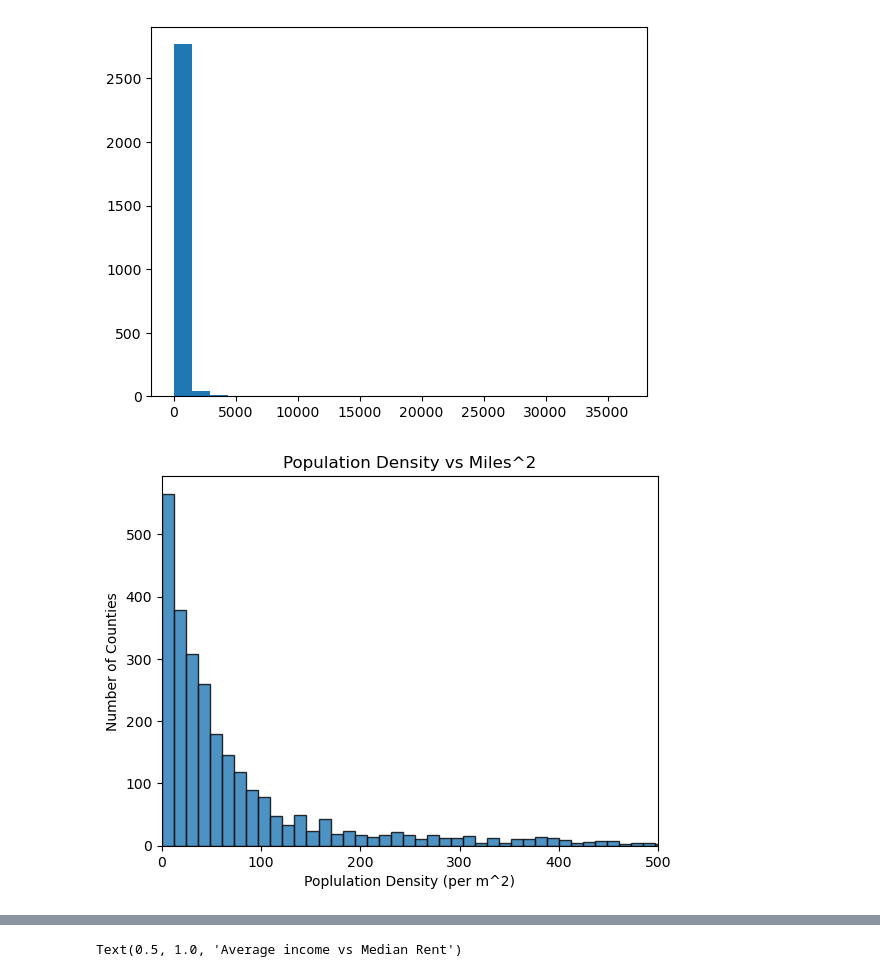
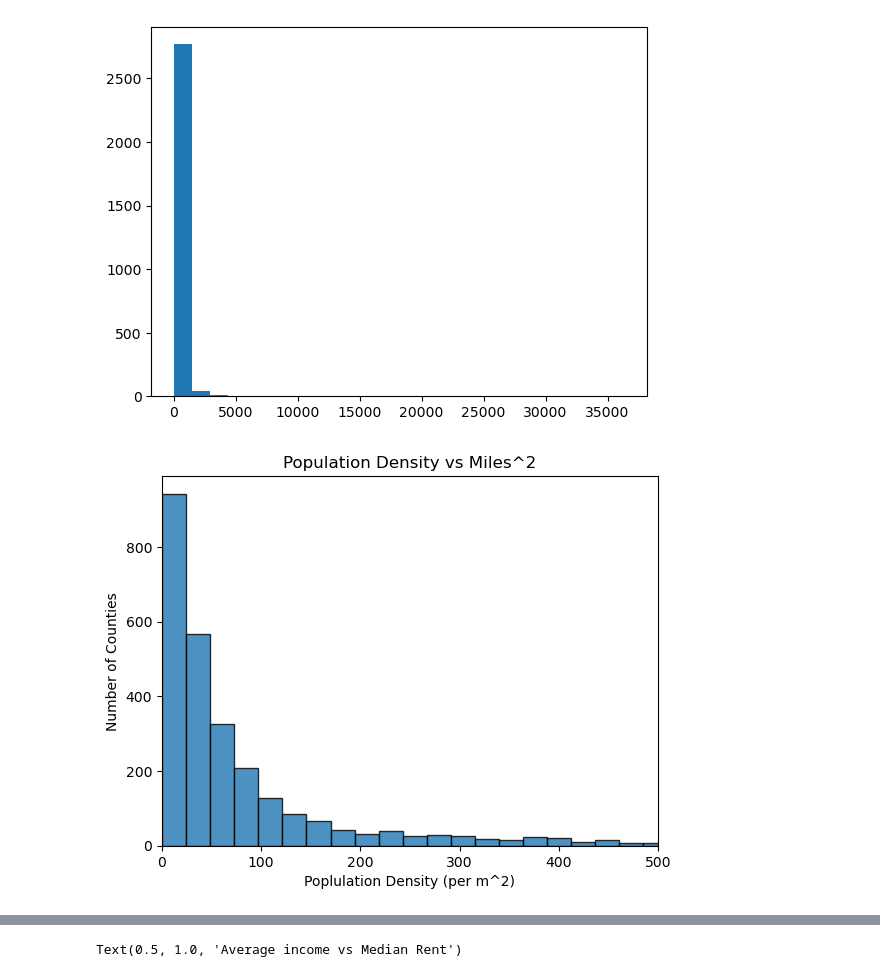
Before and after one commit to Morgen-Henry/Project-1, a Jupyter notebook: eco_health.ipynb, the cells around one changed output, grey strips where cells are left out. Saved outputs shown, nothing was run; the diff lists cells and outputs as text; code cells hidden in the pictures.

Commit message:
updated log and added some print statements to visualizations

```diff
--- a/eco_health.ipynb
+++ b/eco_health.ipynb
@@ -38,15 +38,15 @@ pop_histo = plt.hist(pop_dense, bins = 25)
 # %% [output]
 [figure]
 # %%
-pop_histo = plt.hist(pop_dense, bins = 3000, alpha = .8, edgecolor = 'black')
+pop_histo = plt.hist(pop_dense, bins = 1500, alpha = .8, edgecolor = 'black')
 plt.xlim(0,500)
 plt.xlabel("Poplulation Density (per m^2)")
 plt.ylabel("Number of Counties")
 plt.title("Population Density vs Miles^2")
 
 plt.savefig('outputs/densityhisto.png')
 # %% [output]
-[figure, old version]
+[figure, new version]
 # %%
 (slope, intercept, rvalue, pvalue, stderr) = linregress(pop_dense,sq_mile)
 regress_value = pop_dense * slope + intercept
```
Also changed, not shown: parts of 3 cells of this notebook, 1 other file.
